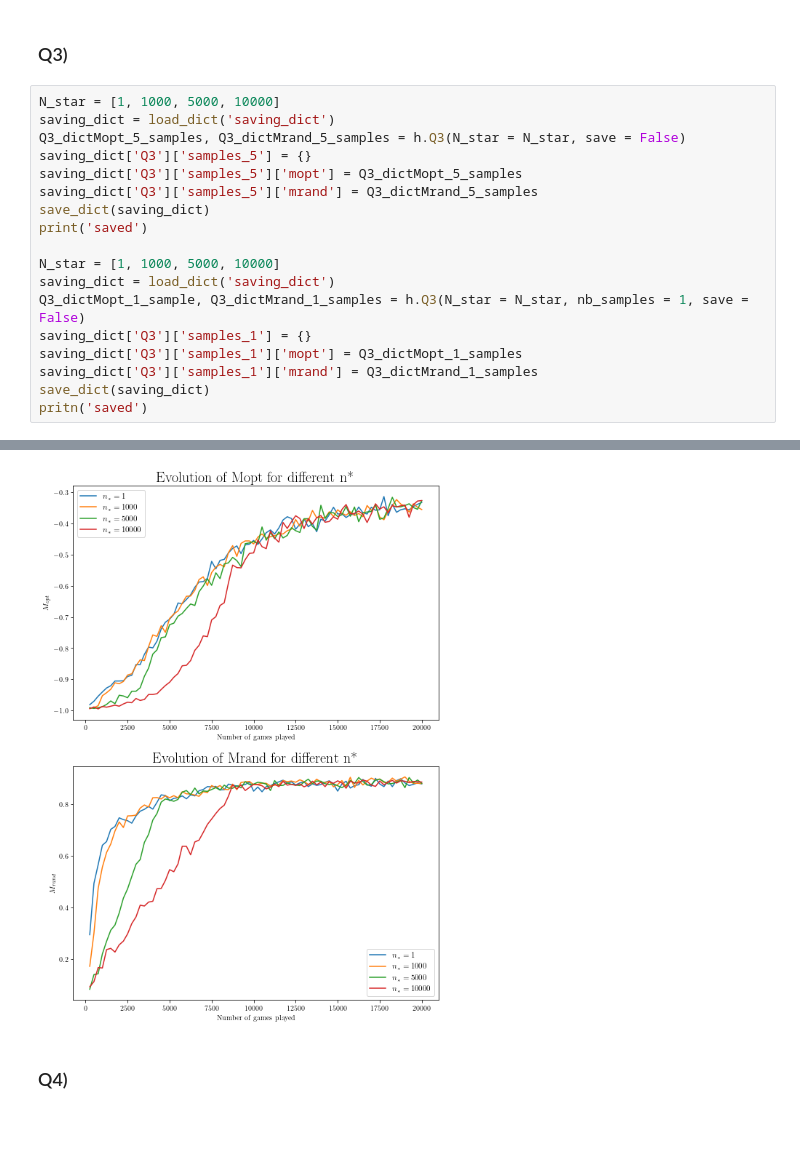
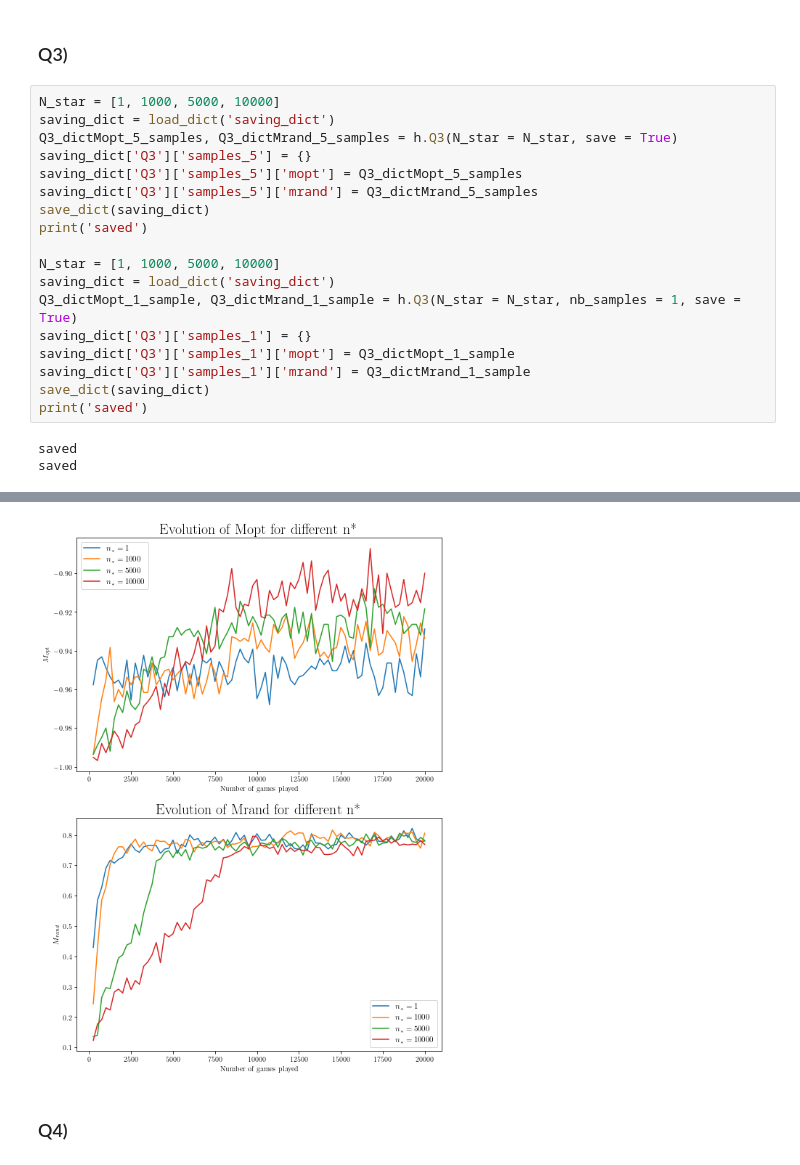
Before and after one commit to louisPoulain/ANN_NIM, a Jupyter notebook: main.ipynb, the cells around one changed output, grey strips where cells are left out. Cells and saved outputs as stored; diff of their text form; blank space fills up the shorter version.

```diff
--- a/main.ipynb
+++ b/main.ipynb
@@ -71,7 +94,7 @@ With a big $n_*$, the decrease of epsilon is very slow, and stays very close to
 # %%
 N_star = [1, 1000, 5000, 10000]
 saving_dict = load_dict('saving_dict')
-Q3_dictMopt_5_samples, Q3_dictMrand_5_samples = h.Q3(N_star = N_star, save = False)
+Q3_dictMopt_5_samples, Q3_dictMrand_5_samples = h.Q3(N_star = N_star, save = True)
 saving_dict['Q3']['samples_5'] = {}
 saving_dict['Q3']['samples_5']['mopt'] = Q3_dictMopt_5_samples
 saving_dict['Q3']['samples_5']['mrand'] = Q3_dictMrand_5_samples
@@ -80,10 +103,12 @@ print('saved')
 
 N_star = [1, 1000, 5000, 10000]
 saving_dict = load_dict('saving_dict')
-Q3_dictMopt_1_sample, Q3_dictMrand_1_samples = h.Q3(N_star = N_star, nb_samples = 1, save = False)
+Q3_dictMopt_1_sample, Q3_dictMrand_1_sample = h.Q3(N_star = N_star, nb_samples = 1, save = True)
 saving_dict['Q3']['samples_1'] = {}
-saving_dict['Q3']['samples_1']['mopt'] = Q3_dictMopt_1_samples
-saving_dict['Q3']['samples_1']['mrand'] = Q3_dictMrand_1_samples
+saving_dict['Q3']['samples_1']['mopt'] = Q3_dictMopt_1_sample
+saving_dict['Q3']['samples_1']['mrand'] = Q3_dictMrand_1_sample
 save_dict(saving_dict)
-pritn('saved')
+print('saved')
 # %% [output]
+saved
+saved
@@ -91,4 +116,4 @@ pritn('saved')
-[figure, old version]
+[figure, new version]
 # %% [markdown]
 ### Q4)
 # %%
```
Also changed, not shown: parts of 15 cells of this notebook, 18 other files.
